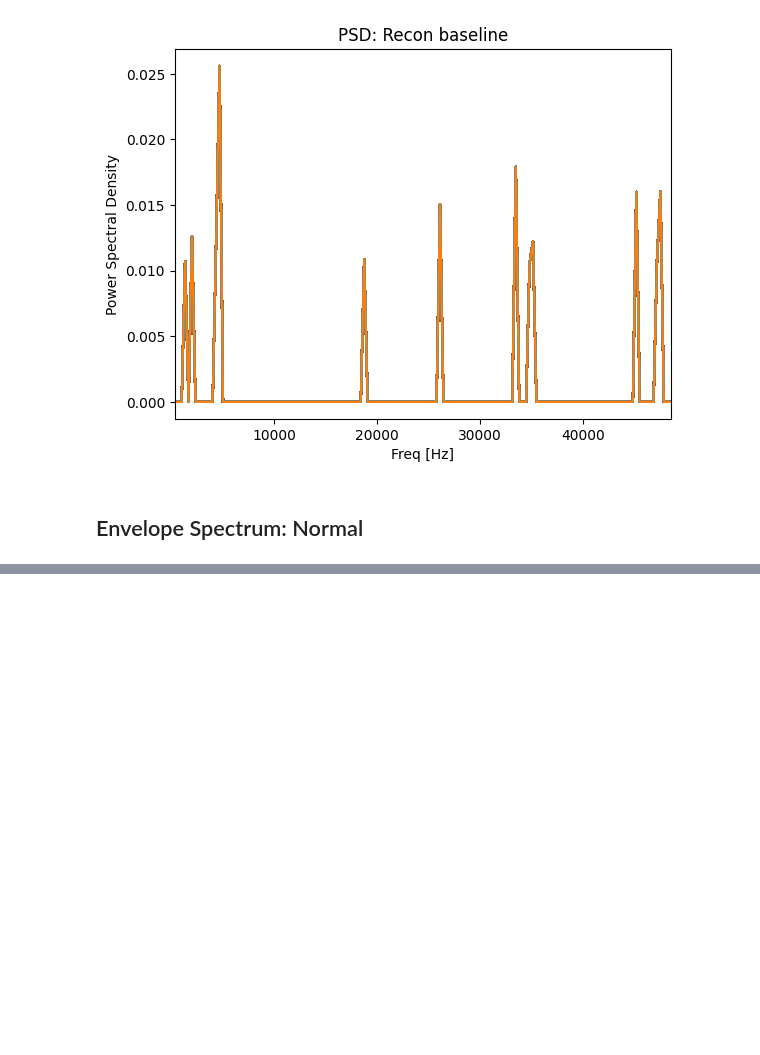
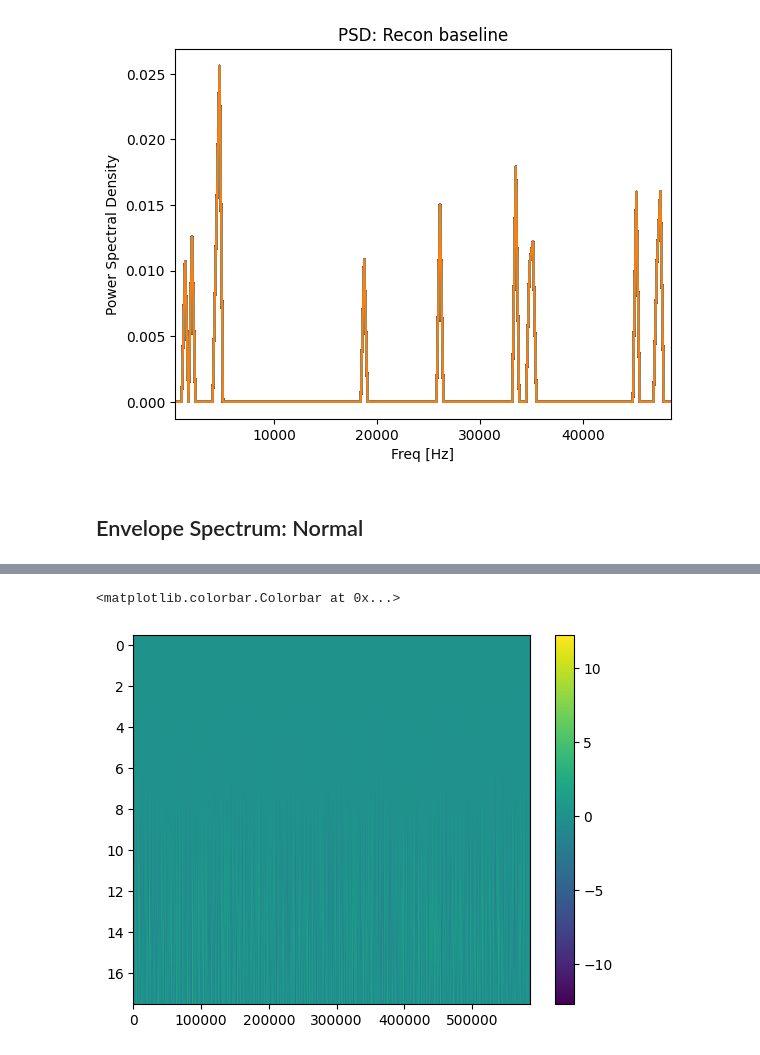
Before and after one commit to DimitriZC/Rolling-Fault-FFT-Wavelet-Analysis, a Jupyter notebook: trab.ipynb, the cells around one changed output, grey strips where cells are left out. Cells and saved outputs as stored; diff of their text form; code cells hidden in the pictures; blank space fills up the shorter version.

```diff
--- a/trab.ipynb
+++ b/trab.ipynb
@@ -247,0 +278,8 @@ kurtosis_values
+# %%
+k = [2, 4, 6, 8, 12, 16, 24, 32, 48, 64, 96, 128, 192, 256, 384, 512, 786, 1024]
+a = []
+
+for v in k:
+    a.append(pywt.cwt(np.transpose(x_ORF_2)[0], v, 'gaus1', method='fft'))
+
+a
@@ -247,0 +304,4 @@ kurtosis_values
+# %%
+p = [j[0][0] for j in a]
+p=np.stack(p)
+p
@@ -247,0 +322,7 @@ kurtosis_values
+# %%
+plt.figure()
+plt.imshow(np.stack(p), aspect='auto')
+plt.colorbar()
+# %% [output]
+<matplotlib.colorbar.Colorbar at 0x...>
+[figure, added]
```
Also changed, not shown: parts of 11 cells of this notebook.
